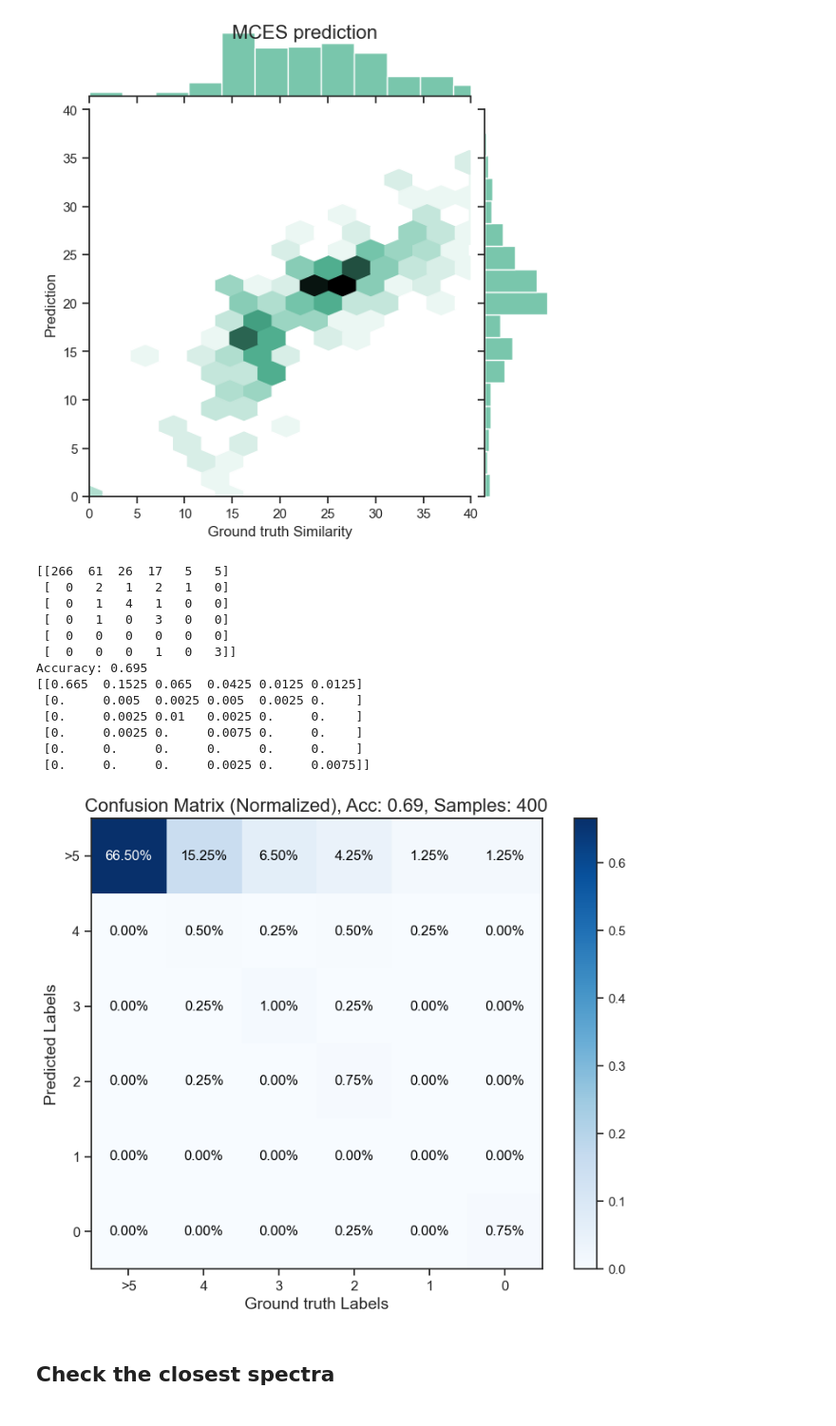
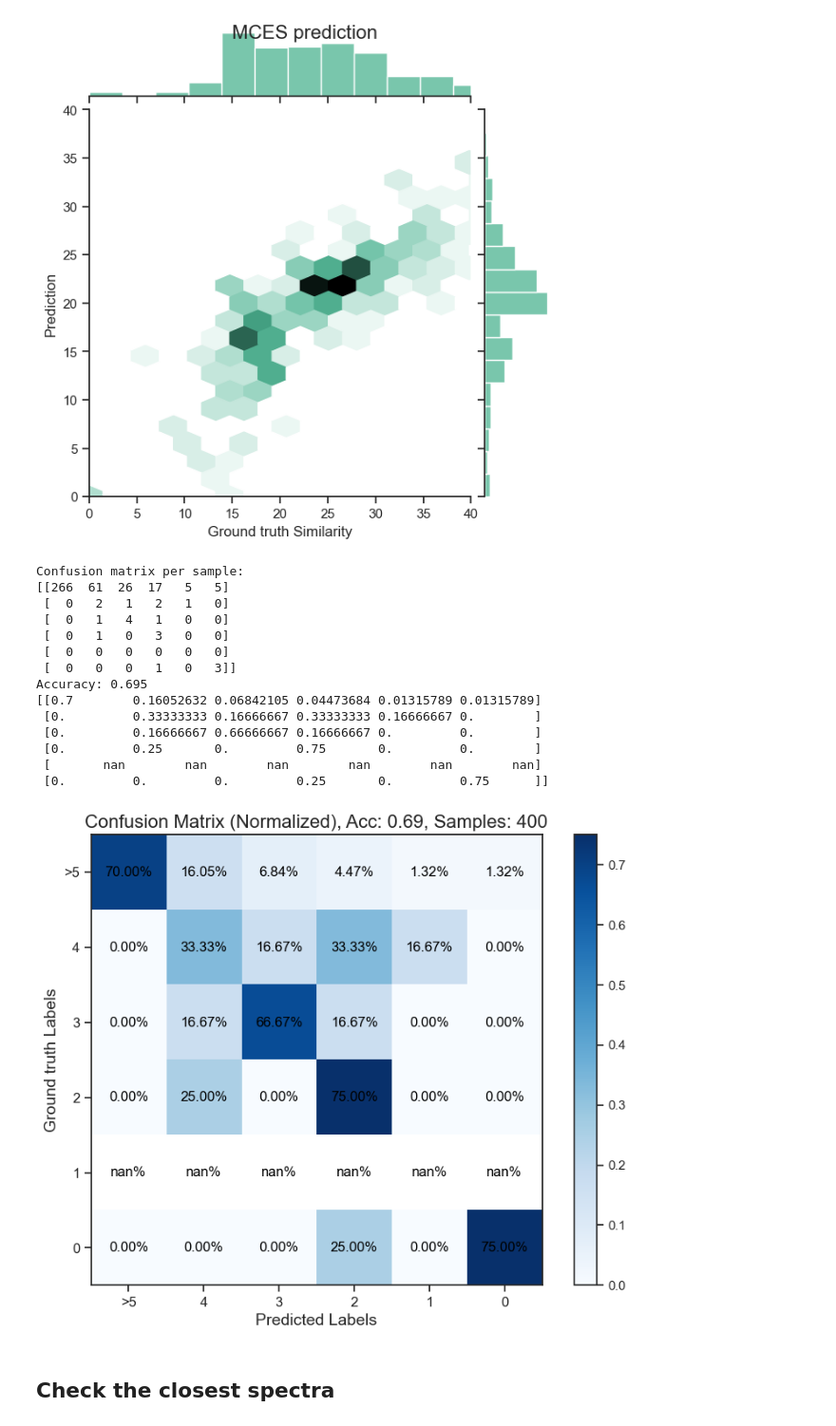
Before and after one commit to bittremieuxlab/simba, a Jupyter notebook: notebooks/final_tutorials/run_inference.ipynb, the cells around one changed output. Shown at 95% size. Cells and saved outputs as stored; diff of their text form; code cells hidden in the pictures.

```diff
--- a/notebooks/final_tutorials/run_inference.ipynb
+++ b/notebooks/final_tutorials/run_inference.ipynb
@@ -150,22 +150,23 @@ Plotting.plot_mces(np.reshape(ground_truth_mces,-1), np.reshape(sim_mces,-1))
 # %% [output]
 [figure]
 # %%
-Plotting.plot_cm(5-np.reshape(ground_truth_ed,-1), 5-np.reshape(sim_ed,-1))
+Plotting.plot_cm(true=ground_truth_ed, preds=sim_ed)
 # %% [output]
+Confusion matrix per sample:
 [[266  61  26  17   5   5]
  [  0   2   1   2   1   0]
  [  0   1   4   1   0   0]
  [  0   1   0   3   0   0]
  [  0   0   0   0   0   0]
  [  0   0   0   1   0   3]]
 Accuracy: 0.695
-[[0.665  0.1525 0.065  0.0425 0.0125 0.0125]
- [0.     0.005  0.0025 0.005  0.0025 0.    ]
- [0.     0.0025 0.01   0.0025 0.     0.    ]
- [0.     0.0025 0.     0.0075 0.     0.    ]
- [0.     0.     0.     0.     0.     0.    ]
- [0.     0.     0.     0.0025 0.     0.0075]]
+[[0.7        0.16052632 0.06842105 0.04473684 0.01315789 0.01315789]
+ [0.         0.33333333 0.16666667 0.33333333 0.16666667 0.        ]
+ [0.         0.16666667 0.66666667 0.16666667 0.         0.        ]
+ [0.         0.25       0.         0.75       0.         0.        ]
+ [       nan        nan        nan        nan        nan        nan]
+ [0.         0.         0.         0.25       0.         0.75      ]]
-[figure, old version]
+[figure, new version]
 # %% [markdown]
 ## Check the closest spectra
 # %% [markdown]
```
Also changed, not shown: parts of 2 cells of this notebook, 1 other file.
